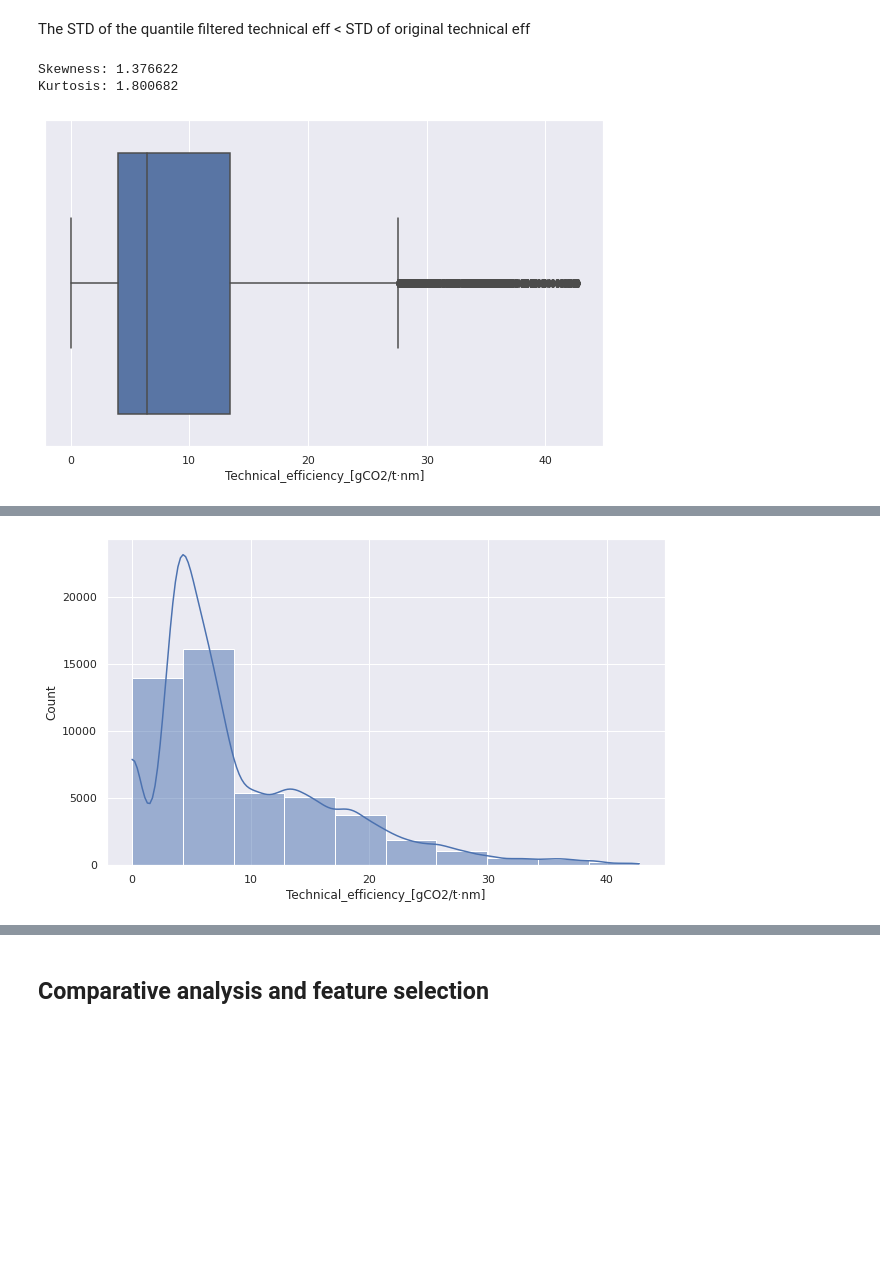
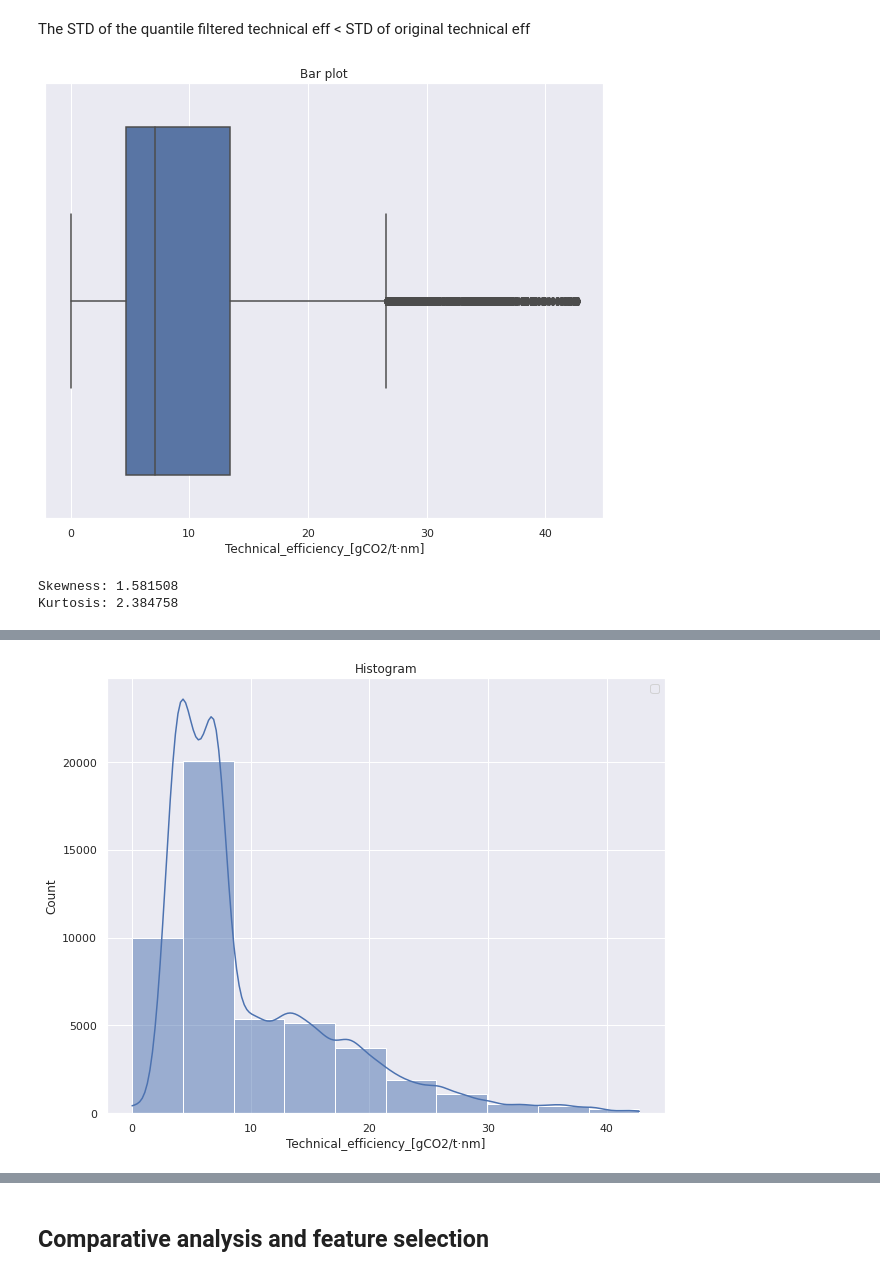
Before and after one commit to Anuj-1996/Maritime_Ship_CO2_Emission_Analysis, a Jupyter notebook: EU_CO2_emissions_from_maritime_transport.ipynb, the cells around one changed output, grey strips where cells are left out. Drawn from its saved outputs; the diff is of its cells as text; code cells hidden in the pictures; blank space fills up the shorter version.

```diff
--- a/EU_CO2_emissions_from_maritime_transport.ipynb
+++ b/EU_CO2_emissions_from_maritime_transport.ipynb
@@ -190,7 +193,7 @@ Replacing 'Yes' with 1 and blanks in the A,B,C,D with 0 (Binary encoding)
 # %%
 ##Replacing Nan with 0
 
-#Note: Replacing the 'Port_of_Registry', 'Home_Port' and 'Ice Class' nan valus with 'No'
+#Note: Replacing the 'Port_of_Registry', 'Home_Port' and 'Ice Class' nan values with 'No'
 #Later, Sklearn's label encoder converting it to integer 0 value along with other categorical/object values (IA,IB,PC1,..etc)
 
 #replacing categorical fetaure nan values with str No
@@ -198,14 +201,14 @@ df['Port_of_Registry'] = df['Port_of_Registry'].fillna('No')
 df['Home_Port'] = df['Home_Port'].fillna('No')
 df['Ice_Class'] = df['Ice_Class'].fillna('No')
 
-#replacing numerical fetaure nan values with 0
-df['Technical_efficiency_[gCO2/t·nm]'] = df['Technical_efficiency_[gCO2/t·nm]'].fillna(0)
-df['Fuel_consumptions_assigned_to_On_laden_[m_tonnes]'] = df['Fuel_consumptions_assigned_to_On_laden_[m_tonnes]'].fillna(0)
-df['Total_time_spent_at_sea_through_ice_[hours]'] = df['Total_time_spent_at_sea_through_ice_[hours]'].fillna(0)
-df['Annual_average_Fuel_consumption_per_distance_[kg_/_n_mile]'] = df['Annual_average_Fuel_consumption_per_distance_[kg_/_n_mile]'].fillna(0)
-df['CO₂_emissions_assigned_to_Freight_transport_[m_tonnes]'] = df['CO₂_emissions_assigned_to_Freight_transport_[m_tonnes]'].fillna(0)
-df['CO₂_emissions_assigned_to_Passenger_transport_[m_tonnes]'] = df['CO₂_emissions_assigned_to_Passenger_transport_[m_tonnes]'].fillna(0)
-df['Annual_average_CO₂_emissions_per_distance_[kg_CO₂_/_n_mile]'] = df['Annual_average_CO₂_emissions_per_distance_[kg_CO₂_/_n_mile]'].fillna(0)
+#replacing numerical fetaure nan values with meadian
+df['Technical_efficiency_[gCO2/t·nm]'] = df['Technical_efficiency_[gCO2/t·nm]'].fillna(df['Technical_efficiency_[gCO2/t·nm]'].median())
+df['Fuel_consumptions_assigned_to_On_laden_[m_tonnes]'] = df['Fuel_consumptions_assigned_to_On_laden_[m_tonnes]'].fillna(df['Fuel_consumptions_assigned_to_On_laden_[m_tonnes]'].median())
+df['Total_time_spent_at_sea_through_ice_[hours]'] = df['Total_time_spent_at_sea_through_ice_[hours]'].fillna(df['Total_time_spent_at_sea_through_ice_[hours]'].median())
+df['Annual_average_Fuel_consumption_per_distance_[kg_/_n_mile]'] = df['Annual_average_Fuel_consumption_per_distance_[kg_/_n_mile]'].fillna(df['Annual_average_Fuel_consumption_per_distance_[kg_/_n_mile]'].median())
+df['CO₂_emissions_assigned_to_Freight_transport_[m_tonnes]'] = df['CO₂_emissions_assigned_to_Freight_transport_[m_tonnes]'].fillna(df['CO₂_emissions_assigned_to_Freight_transport_[m_tonnes]'].median())
+df['CO₂_emissions_assigned_to_Passenger_transport_[m_tonnes]'] = df['CO₂_emissions_assigned_to_Passenger_transport_[m_tonnes]'].fillna(df['CO₂_emissions_assigned_to_Passenger_transport_[m_tonnes]'].median())
+df['Annual_average_CO₂_emissions_per_distance_[kg_CO₂_/_n_mile]'] = df['Annual_average_CO₂_emissions_per_distance_[kg_CO₂_/_n_mile]'].fillna(df['Annual_average_CO₂_emissions_per_distance_[kg_CO₂_/_n_mile]'].median())
 
 #replacing/mapping EIV and EEDI with int 1 and 2 respct.
 df['Technical_efficiency_Type'] = df['Technical_efficiency_Type'].map({'EIV': 1, 'EEDI': 2})
@@ -216,8 +219,8 @@ df['B'] = df['B'].map({'Yes': 1})
 df['C'] = df['C'].map({'Yes': 1})
 df['D'] = df['D'].map({'Yes': 1})
 
-#Replacing Nan with 0
-df['Technical_efficiency_Type'] = df['Technical_efficiency_Type'].fillna(0)
+#Replacing Nan with 0/meadian
+df['Technical_efficiency_Type'] = df['Technical_efficiency_Type'].fillna(df['Technical_efficiency_Type'].median())
 df['A'] = df['A'].fillna(0)
 df['B'] = df['B'].fillna(0)
 df['C'] = df['C'].fillna(0)
@@ -226,4 +229,6 @@ df['D'] = df['D'].fillna(0)
 #Re-Plotting Missing Values
 plt.figure(figsize=(10,8))
 sns.heatmap(df.isna().transpose(),cmap="YlGnBu",cbar_kws={'label': 'Missing Data'})
+plt.title('Heatmap of Missing Data')
+plt.show()
 # %% [output]
@@ -328,18 +331,21 @@ df_compare.describe()
 # %% [markdown]
 The STD of the quantile filtered technical eff < STD of original technical eff
 # %%
-plt.figure( figsize=(10,6))
-
+plt.figure( figsize=(10,8))
 sns.boxplot( df_filtered['Technical_efficiency_[gCO2/t·nm]'], data = df_filtered)
+plt.title('Bar plot')
+plt.show()
 
 print("Skewness: %f" % df_filtered['Technical_efficiency_[gCO2/t·nm]'].skew())
 print("Kurtosis: %f" % df_filtered['Technical_efficiency_[gCO2/t·nm]'].kurt())
 # %% [output]
+[figure, new version]
-Skewness: 1.376622
-Kurtosis: 1.800682
+Skewness: 1.581508
+Kurtosis: 2.384758
-[figure, old version]
 # %%
-plt.figure( figsize=(10,6))
+plt.figure( figsize=(10,8))
 sns.histplot( df_filtered['Technical_efficiency_[gCO2/t·nm]'], kde = True, bins = 10 )
+plt.title('Histogram')
+plt.legend()
 plt.show()
 # %% [output]
@@ -346,3 +353,3 @@ plt.show()
-[figure, old version]
+[figure, new version]
 # %%
 #Scatterplot
```
Also changed, not shown: parts of 60 cells of this notebook.
